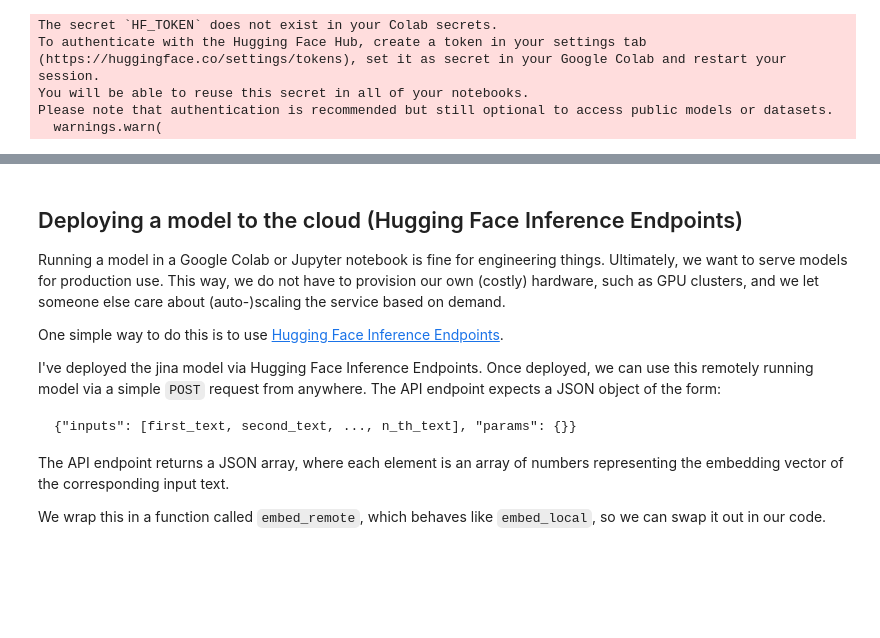
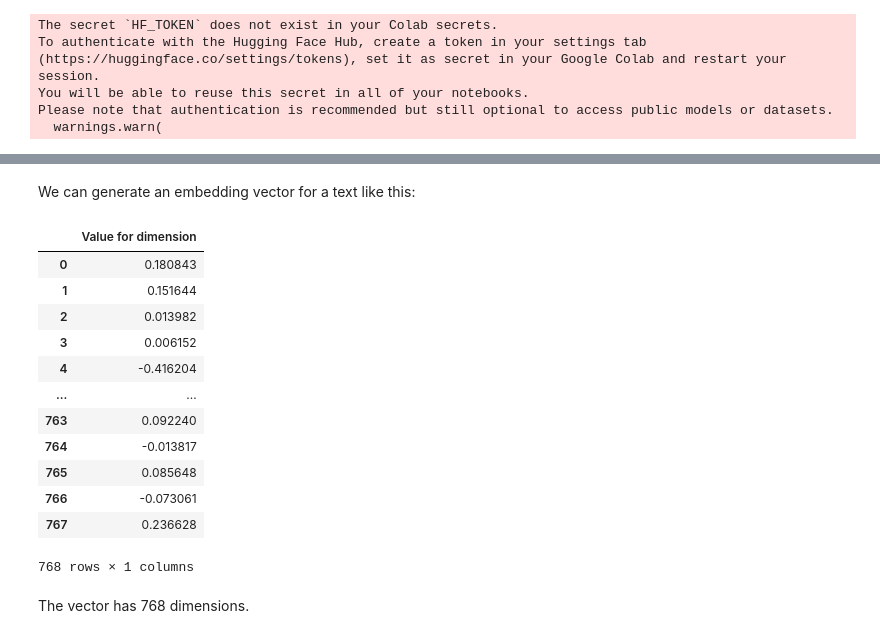
Before and after one commit to badlogic/genai-workshop, a Jupyter notebook: 03_unsupervised_learning_embeddings.ipynb, the cells around one changed output, grey strips where cells are left out. Drawn from its saved outputs; the diff is of its cells as text; code cells hidden in the pictures; blank space fills up the shorter version.

````diff
--- a/03_unsupervised_learning_embeddings.ipynb
+++ b/03_unsupervised_learning_embeddings.ipynb
@@ -258,16 +77,22 @@ The Lord of the Rings: 0.02901589125394821
-# %% [markdown]
-## Deploying a model to the cloud (Hugging Face Inference Endpoints)
-
-Running a model in a Google Colab or Jupyter notebook is fine for engineering things. Ultimately, we want to serve models for production use. This way, we do not have to provision our own (costly) hardware, such as GPU clusters, and we let someone else care about (auto-)scaling the service based on demand.
-
-One simple way to do this is to use [Hugging Face Inference Endpoints](https://huggingface.co/inference-endpoints/dedicated).
-
-I've deployed the jina model via Hugging Face Inference Endpoints. Once deployed, we can use this remotely running model via a simple `POST` request from anywhere. The API endpoint expects a JSON object of the form:
-
-```
-{"inputs": [first_text, second_text, ..., n_th_text], "params": {}}
-```
-
-The API endpoint returns a JSON array, where each element is an array of numbers representing the embedding vector of the corresponding input text.
-
-We wrap this in a function called `embed_remote`, which behaves like `embed_local`, so we can swap it out in our code.
+# %% [markdown]
+We can generate an embedding vector for a text like this:
+# %%
+import pandas as pd
+embedding_vector = model.encode("Peach is in another castle")
+pd.DataFrame(embedding_vector, columns=["Value for dimension"])
+# %% [output]
+|  | Value for dimension |
+| 0 | 0.180843 |
+| 1 | 0.151644 |
+| 2 | 0.013982 |
+| 3 | 0.006152 |
+| 4 | -0.416204 |
+| ... | ... |
+| 763 | 0.092240 |
+| 764 | -0.013817 |
+| 765 | 0.085648 |
+| 766 | -0.073061 |
+| 767 | 0.236628 |
+768 rows × 1 columns
+# %% [markdown]
+The vector has 768 dimensions.
````
Also changed, not shown: parts of 52 cells of this notebook.
